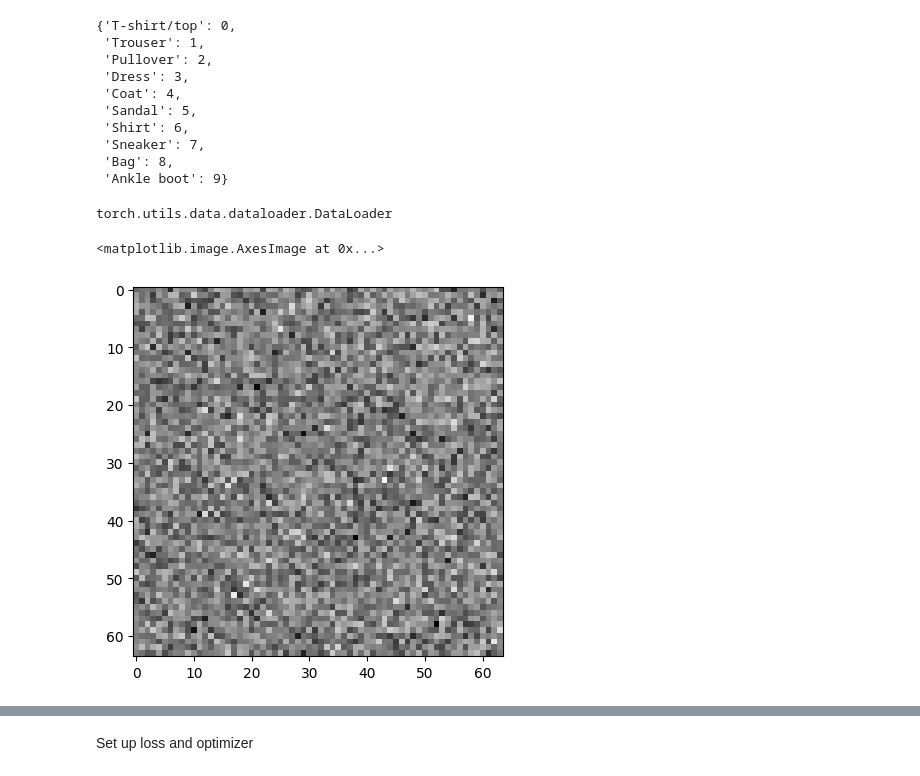
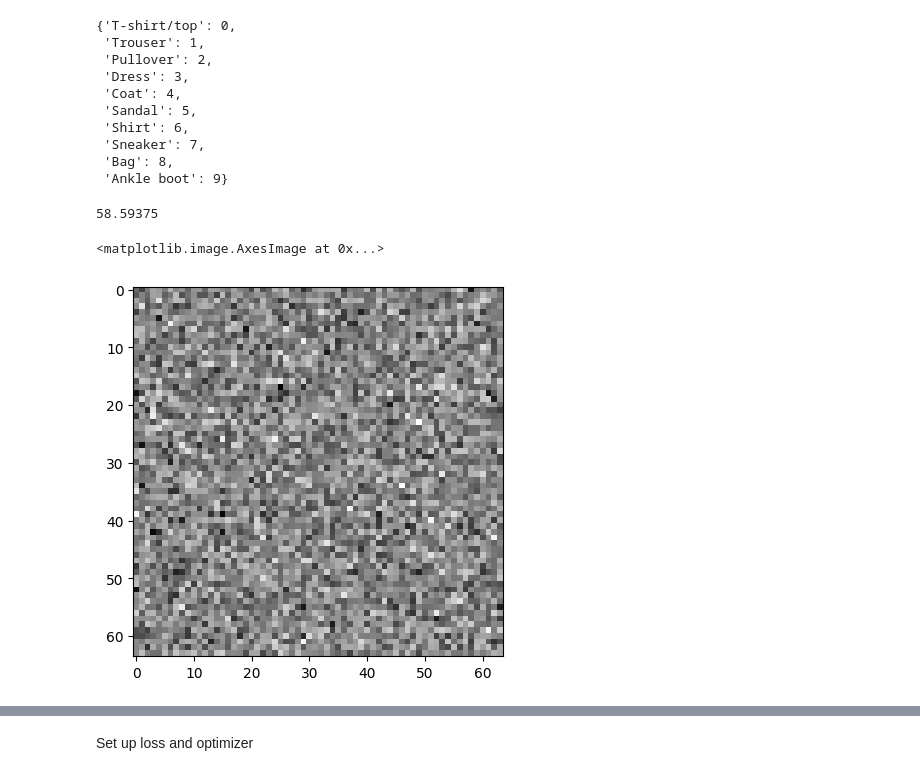
Before and after one commit to GaborVxxx/ml_notes, a Jupyter notebook: L7_CNN.ipynb, the cells around one changed output, grey strips where cells are left out. Drawn from its saved outputs; the diff is of its cells as text; code cells hidden in the pictures.

```diff
--- a/L7_CNN.ipynb
+++ b/L7_CNN.ipynb
@@ -220,7 +235,7 @@ OUTPUT_SHAPE = len(class_names) # dynamicly assigne to the class names
 HIDDEN_UNITS = 128
 DROPOUT_RATE = 0.2
 # %%
-# Prepare DataLoder
+## Prepare DataLoder
 
 train_dataloader = torch.utils.data.DataLoader(
   dataset=train_data,
@@ -238,10 +253,10 @@ test_dataloader = torch.utils.data.DataLoader(
   pin_memory=True
 )
 
-len(train_dataloader)
-type(train_dataloader)
+print(len(train_dataloader) / BATCH_SIZE)
+#type(train_dataloader)
 # %% [output]
-torch.utils.data.dataloader.DataLoader
+58.59375
 # %%
 # make model
 class CNN_1(nn.Module):
@@ -300,11 +316,11 @@ model_1 = CNN_1(
 # %%
 # Stepping through `nn.Conv2d()`
 
 # create a batch of "images" .. aka data that look like the image tensor
 X_batch = torch.randn(size=(32, 3, 64, 64)).to(device) # (batch_size, color_channels, height, width)
 test_image = X_batch[0][0]
-plt.imshow(test_image.squeeze(), cmap="binary")
+plt.imshow(test_image.squeeze().to('cpu'), cmap="binary")
 # %% [output]
 <matplotlib.image.AxesImage at 0x...>
-[figure, old version]
+[figure, new version]
 # %%
```
Also changed, not shown: parts of 18 cells of this notebook.
